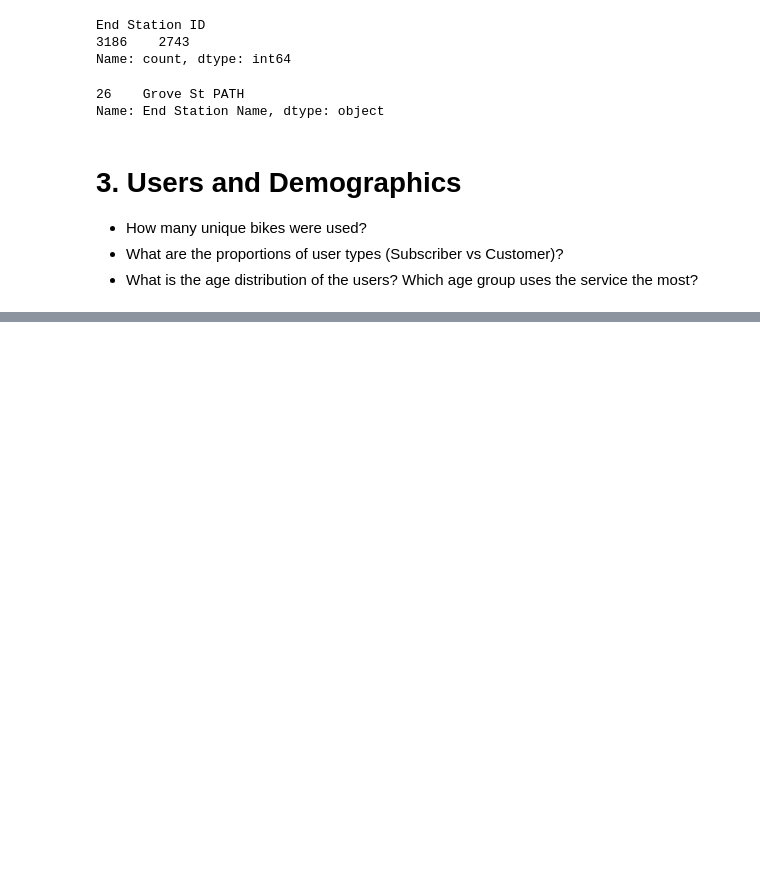
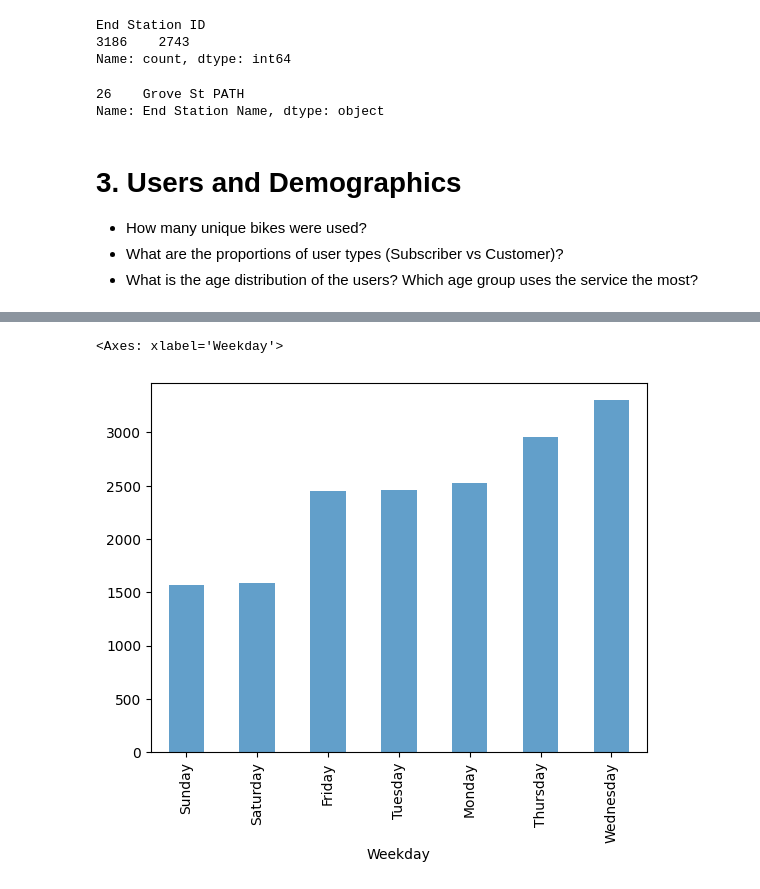
Before and after one commit to franpelirrojo/data_analysis_bike, a Jupyter notebook: nybike.ipynb, the cells around one changed output, grey strips where cells are left out. Drawn from its saved outputs; the diff is of its cells as text; code cells hidden in the pictures; blank space fills up the shorter version.

```diff
--- a/nybike.ipynb
+++ b/nybike.ipynb
@@ -129,0 +152,5 @@ df_citibike.loc[:, "Bike ID"].unique().size
+# %%
+df_citibike.value_counts("Weekday").sort_values().plot.bar(alpha=0.7)
+# %% [output]
+<Axes: xlabel='Weekday'>
+[figure, added]
```
Also changed, not shown: parts of 22 cells of this notebook.
